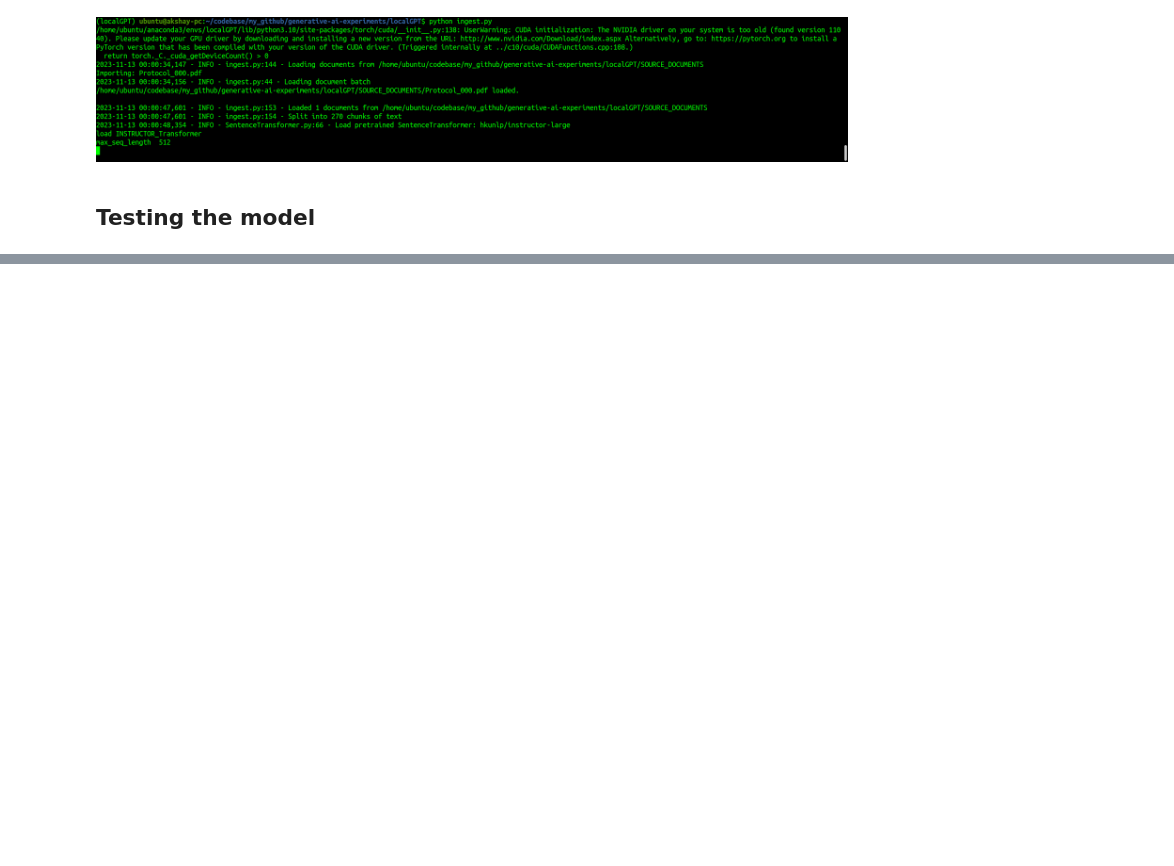
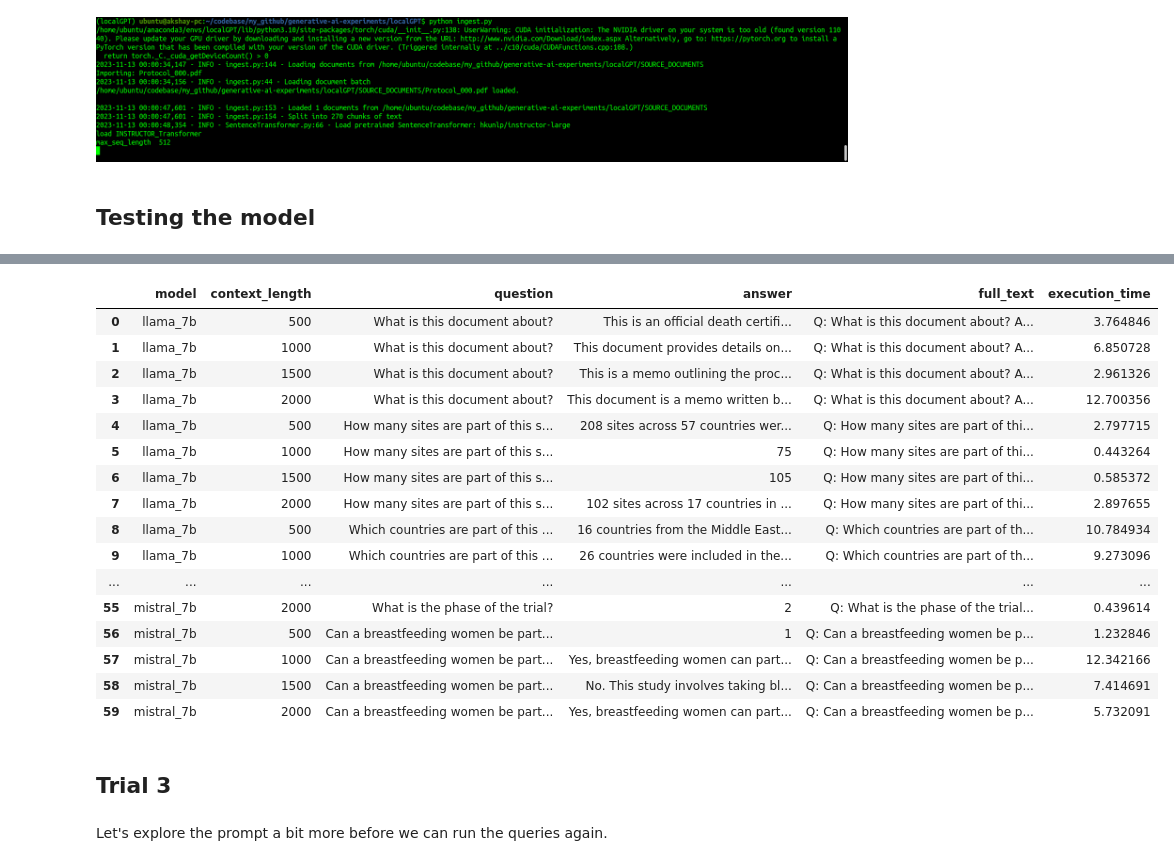
Before and after one commit to AksChougule/GenAI-projects, a Jupyter notebook: slm-comparing/comparing-SLMs.ipynb, the cells around one changed output, grey strips where cells are left out. Drawn from its saved outputs; the diff is of its cells as text; code cells hidden in the pictures; blank space fills up the shorter version.

Commit message:
comparing the models with multiple context lengths, and questions

```diff
--- a/slm-comparing/comparing-SLMs.ipynb
+++ b/slm-comparing/comparing-SLMs.ipynb
@@ -187,0 +375,3 @@ AVX = 1 | AVX2 = 1 | AVX512 = 0 | AVX512_VBMI = 0 | AVX512_VNNI = 0 | FMA = 1 |
+# %%
+pd.set_option("display.max_colwidth",0)
+df
@@ -187,0 +398,37 @@ AVX = 1 | AVX2 = 1 | AVX512 = 0 | AVX512_VBMI = 0 | AVX512_VNNI = 0 | FMA = 1 |
+# %%
+
+tokens = [500, 1000, 1500, 2000]
+models = [llama_7b, zephyr_7b, mistral_7b]
+model_names = ['llama_7b', 'zephyr_7b', 'mistral_7b']
+questions = [
+    "What is this document about?",
+    "How many sites are part of this study?",
+    "Which countries are part of this study?",
+    "What is the phase of the trial?",
+    "Can a breastfeeding women be part of this study?"
+    ]
+
+df_qa = []
+
+for model, model_name in zip(models, model_names):
+    for question in questions:
+        for token in tokens:
+            start_time = time.time()
+            output = model(f"Q: {question} A: ",
+                        max_tokens=token,
+                        stop=["Q:", "\n"],
+                        echo=True)
+            df_qa.append(
+                {
+                'model': model_name,
+                'context_length': token,
+                'question': question,
+                'answer':output['choices'][0]['text'].split('A: ')[1],
+                'full_text':output['choices'][0]['text'],
+                'execution_time': (time.time() - start_time)
+                }
+            )
+            print(output)
+
+
+df = pd.DataFrame(df_qa)
@@ -188 +498,25 @@ AVX = 1 | AVX2 = 1 | AVX512 = 0 | AVX512_VBMI = 0 | AVX512_VNNI = 0 | FMA = 1 |
+# %%
+df
+# %% [output]
+|  | model | context_length | question | answer | full_text | execution_time |
+| 0 | llama_7b | 500 | What is this document about? | This is an official death certifi... | Q: What is this document about? A... | 3.764846 |
+| 1 | llama_7b | 1000 | What is this document about? | This document provides details on... | Q: What is this document about? A... | 6.850728 |
+| 2 | llama_7b | 1500 | What is this document about? | This is a memo outlining the proc... | Q: What is this document about? A... | 2.961326 |
+| 3 | llama_7b | 2000 | What is this document about? | This document is a memo written b... | Q: What is this document about? A... | 12.700356 |
+| 4 | llama_7b | 500 | How many sites are part of this s... | 208 sites across 57 countries wer... | Q: How many sites are part of thi... | 2.797715 |
+| 5 | llama_7b | 1000 | How many sites are part of this s... | 75 | Q: How many sites are part of thi... | 0.443264 |
+| 6 | llama_7b | 1500 | How many sites are part of this s... | 105 | Q: How many sites are part of thi... | 0.585372 |
+| 7 | llama_7b | 2000 | How many sites are part of this s... | 102 sites across 17 countries in ... | Q: How many sites are part of thi... | 2.897655 |
+| 8 | llama_7b | 500 | Which countries are part of this ... | 16 countries from the Middle East... | Q: Which countries are part of th... | 10.784934 |
+| 9 | llama_7b | 1000 | Which countries are part of this ... | 26 countries were included in the... | Q: Which countries are part of th... | 9.273096 |
+| ... | ... | ... | ... | ... | ... | ... |
+| 55 | mistral_7b | 2000 | What is the phase of the trial? | 2 | Q: What is the phase of the trial... | 0.439614 |
+| 56 | mistral_7b | 500 | Can a breastfeeding women be part... | 1 | Q: Can a breastfeeding women be p... | 1.232846 |
+| 57 | mistral_7b | 1000 | Can a breastfeeding women be part... | Yes, breastfeeding women can part... | Q: Can a breastfeeding women be p... | 12.342166 |
+| 58 | mistral_7b | 1500 | Can a breastfeeding women be part... | No. This study involves taking bl... | Q: Can a breastfeeding women be p... | 7.414691 |
+| 59 | mistral_7b | 2000 | Can a breastfeeding women be part... | Yes, breastfeeding women can part... | Q: Can a breastfeeding women be p... | 5.732091 |
+# %% [markdown]
+## Trial 3
+# %% [markdown]
+Let's explore the prompt a bit more before we can run the queries again.
 # %%
```
Also changed, not shown: parts of 29 cells of this notebook.
